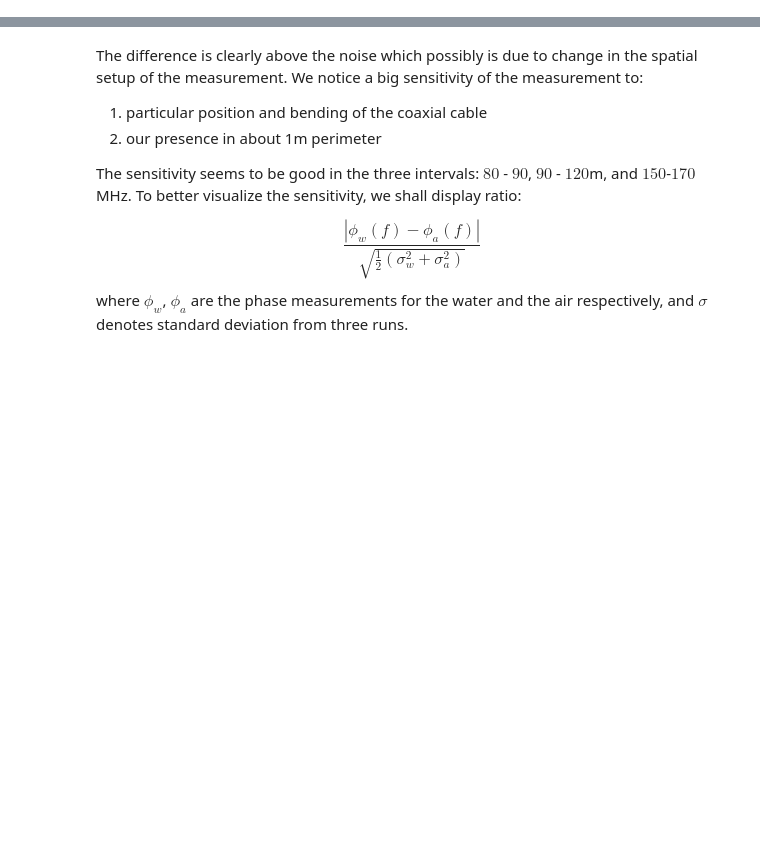
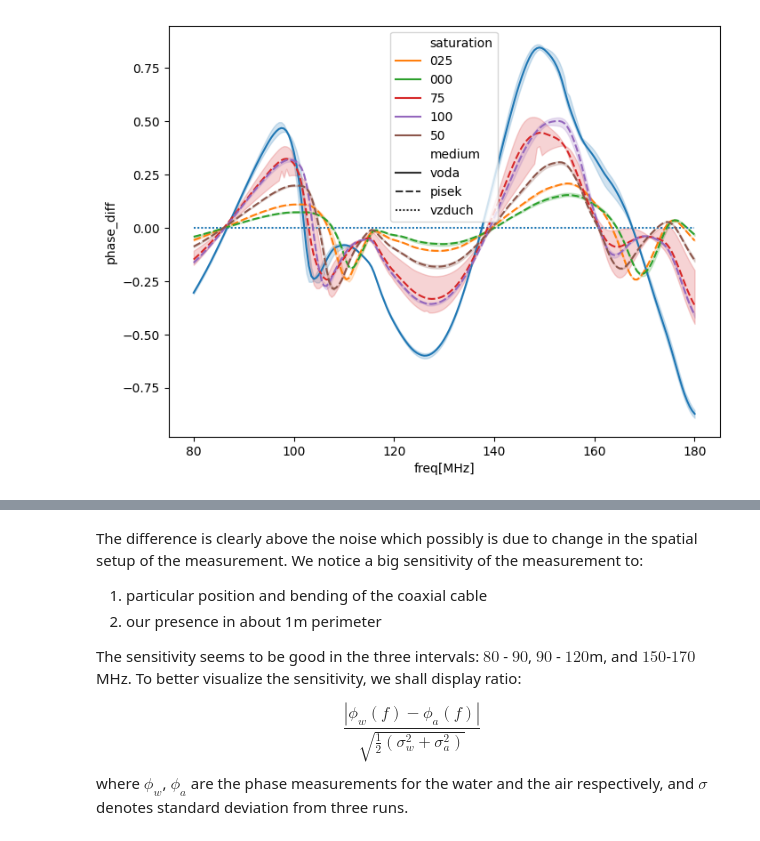
Before and after one commit to jbrezmorf/HLAVO, a Jupyter notebook: notebooks/VNA measurement processing.ipynb, the cells around one changed output, grey strips where cells are left out. Cells and saved outputs as stored; diff of their text form; code cells hidden in the pictures; blank space fills up the shorter version.

```diff
--- a/notebooks/VNA measurement processing.ipynb
+++ b/notebooks/VNA measurement processing.ipynb
@@ -85,0 +105,11 @@ plt.show()
+# %%
+vzduch_phases = df[df['medium'] == 'vzduch'][['freq', 'phase_calibrated']].rename(columns={'phase_calibrated': 'vzduch_phase'})
+
+# Step 2: Merge with the original dataframe on 'freq'
+merged_df = df.merge(vzduch_phases, on='freq')
+
+# Step 3: Subtract the 'vzduch' phase from other mediums' phases
+merged_df['phase_diff'] = merged_df['phase_calibrated'] - merged_df['vzduch_phase']
+plot_quantity(merged_df, 'phase_diff')
+# %% [output]
+[figure, added]
```
Also changed, not shown: parts of 7 cells of this notebook, 19 other files.
